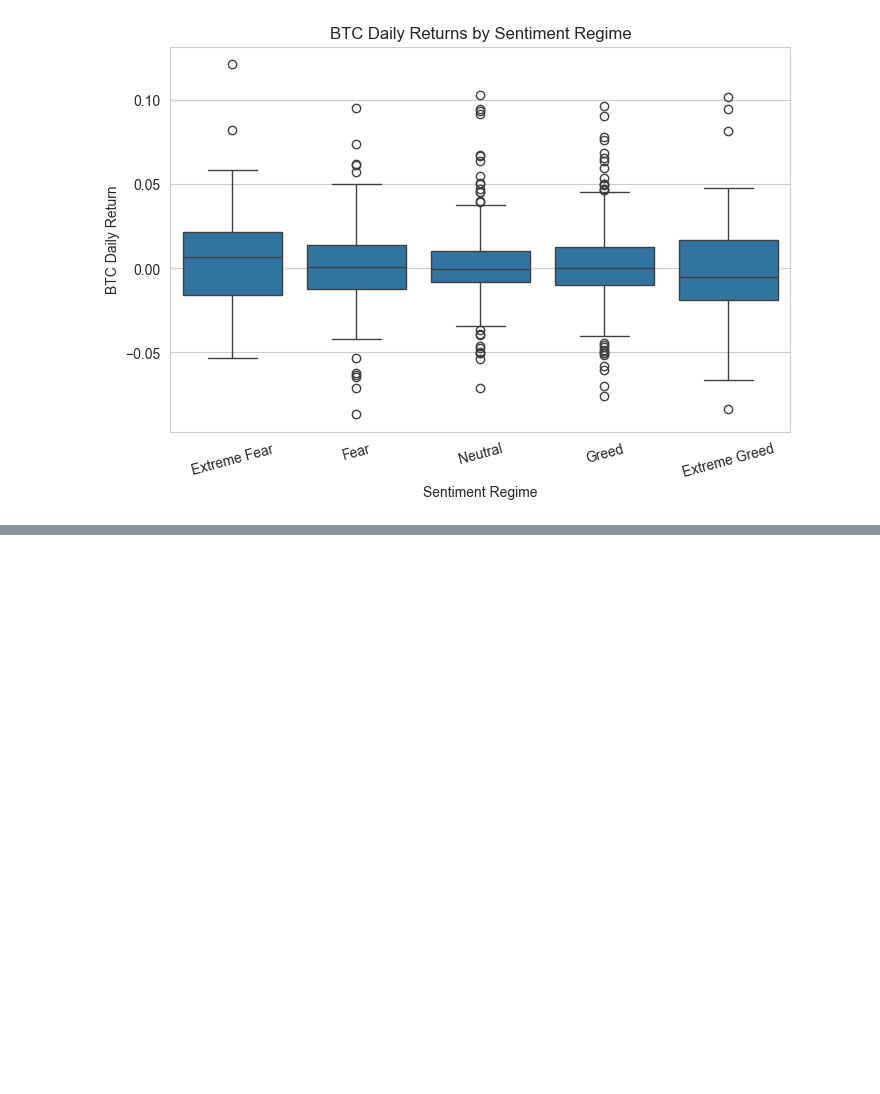
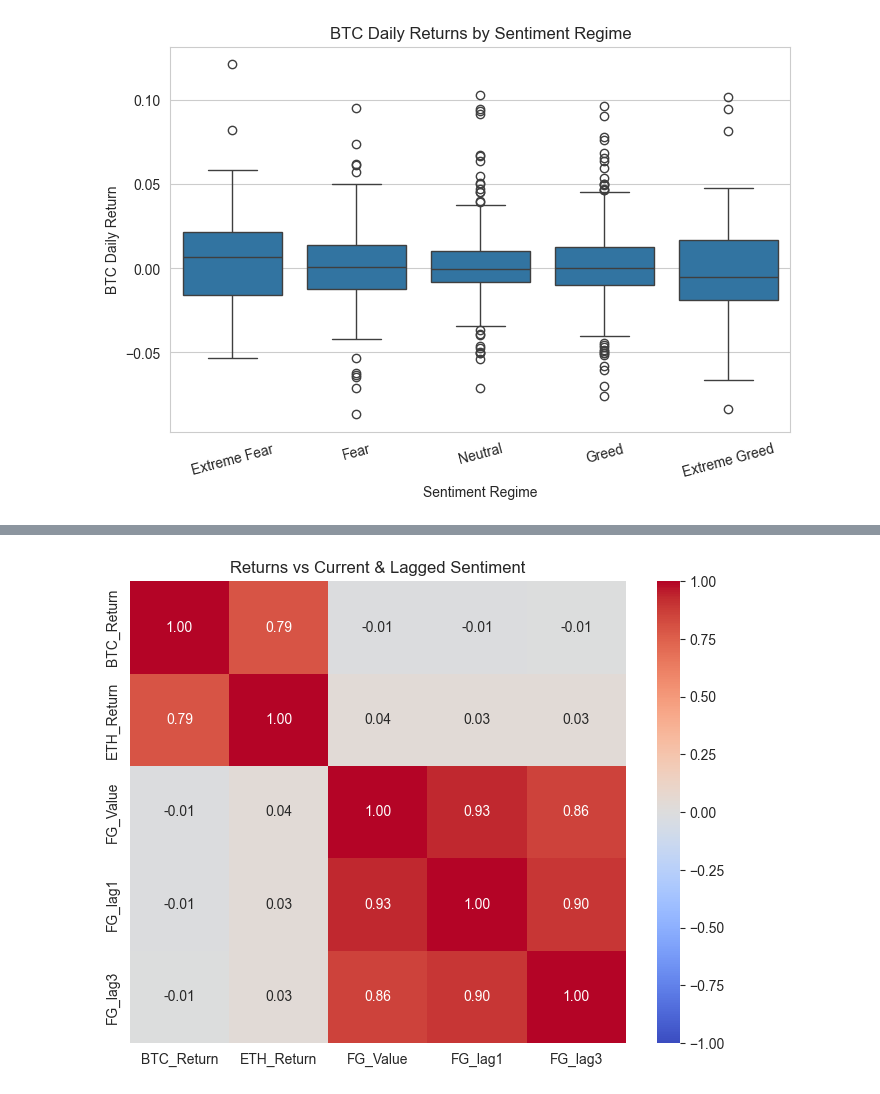
Before and after one commit to Reshal-006/crypto-sentiment-eda, a Jupyter notebook: notebooks/03_eda.ipynb, the cells around one changed output, grey strips where cells are left out. Drawn from its saved outputs; the diff is of its cells as text; code cells hidden in the pictures; blank space fills up the shorter version.

Commit message:
Correlation and lag analysis between sentiment and returns added.

```diff
--- a/notebooks/03_eda.ipynb
+++ b/notebooks/03_eda.ipynb
@@ -104,3 +104,15 @@ plt.xticks(rotation=15)
 plt.show()
 # %% [output]
 [figure]
+# %%
+# 1-day and 3-day lagged sentiment
+df["FG_lag1"] = df["FG_Value"].shift(1)
+df["FG_lag3"] = df["FG_Value"].shift(3)
+
+# Drop initial NaNs created by lagging
+df_lag = df.dropna(subset=["FG_lag1", "FG_lag3"])
+# %%
+# Correlation table
+corr_lag = df_lag[["BTC_Return", "ETH_Return",
+                   "FG_Value", "FG_lag1", "FG_lag3"]].corr()
+corr_lag
@@ -106,0 +126,10 @@ plt.show()
+# %%
+import seaborn as sns
+import matplotlib.pyplot as plt
+
+plt.figure(figsize=(8, 6))
+sns.heatmap(corr_lag, annot=True, cmap="coolwarm", vmin=-1, vmax=1, fmt=".2f")
+plt.title("Returns vs Current & Lagged Sentiment")
+plt.show()
+# %% [output]
+[figure, added]
```
Also changed, not shown: parts of 1 cell of this notebook.
